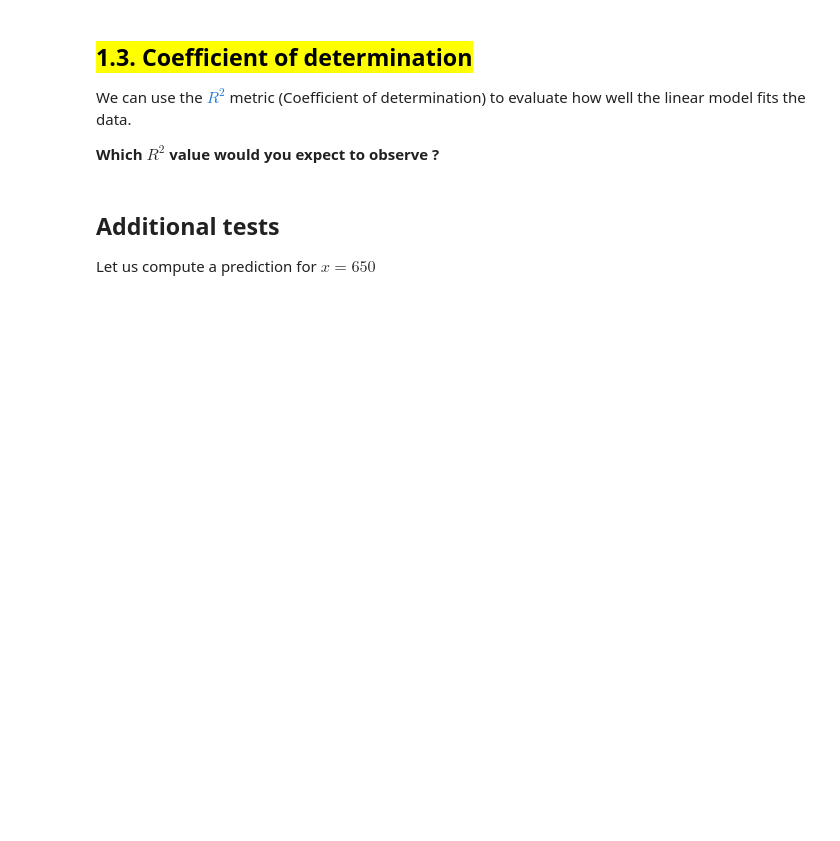
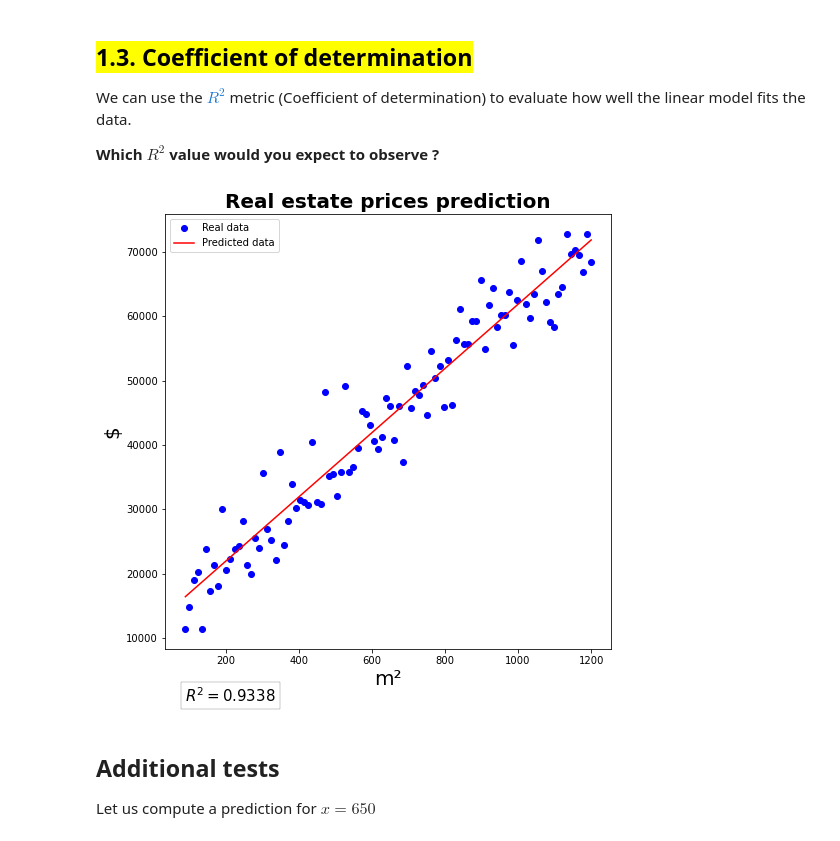
Before and after one commit to gdquintero/mac5832, a Jupyter notebook: ep1/ep01_linreg_analytic.ipynb, the cells around one changed output. Saved outputs shown, nothing was run; the diff lists cells and outputs as text; code cells hidden in the pictures; blank space fills up the shorter version.

```diff
--- a/ep1/ep01_linreg_analytic.ipynb
+++ b/ep1/ep01_linreg_analytic.ipynb
@@ -313,25 +313,26 @@ We can use the [$R^2$](https://pt.wikipedia.org/wiki/R%C2%B2) metric (Coefficien
 # %%
 from sklearn.metrics import r2_score
 
 # test of function normal_equation_prediction()
 prediction = normal_equation_prediction(X, w)
 
 # compute the R2 score using the r2_score function from sklearn
 # Replace 0 with an appropriate call of the function
 
 # START OF YOUR CODE:
 r_2 = r2_score(y,prediction)
 # END OF YOUR CODE
 
-
-# plot_points_regression(X,
-#                        y,
-#                        title='Real estate prices prediction',
-#                        xlabel="m\u00b2",
-#                        ylabel='$',
-#                        prediction=prediction,
-#                        legend=True,
-#                        r_squared=r_2)
+plot_points_regression(X,
+                       y,
+                       title='Real estate prices prediction',
+                       xlabel="m\u00b2",
+                       ylabel='$',
+                       prediction=prediction,
+                       legend=True,
+                       r_squared=r_2)
+# %% [output]
+[figure, added]
 # %% [markdown]
 ## Additional tests
 
```
Also changed, not shown: parts of 12 cells of this notebook.
